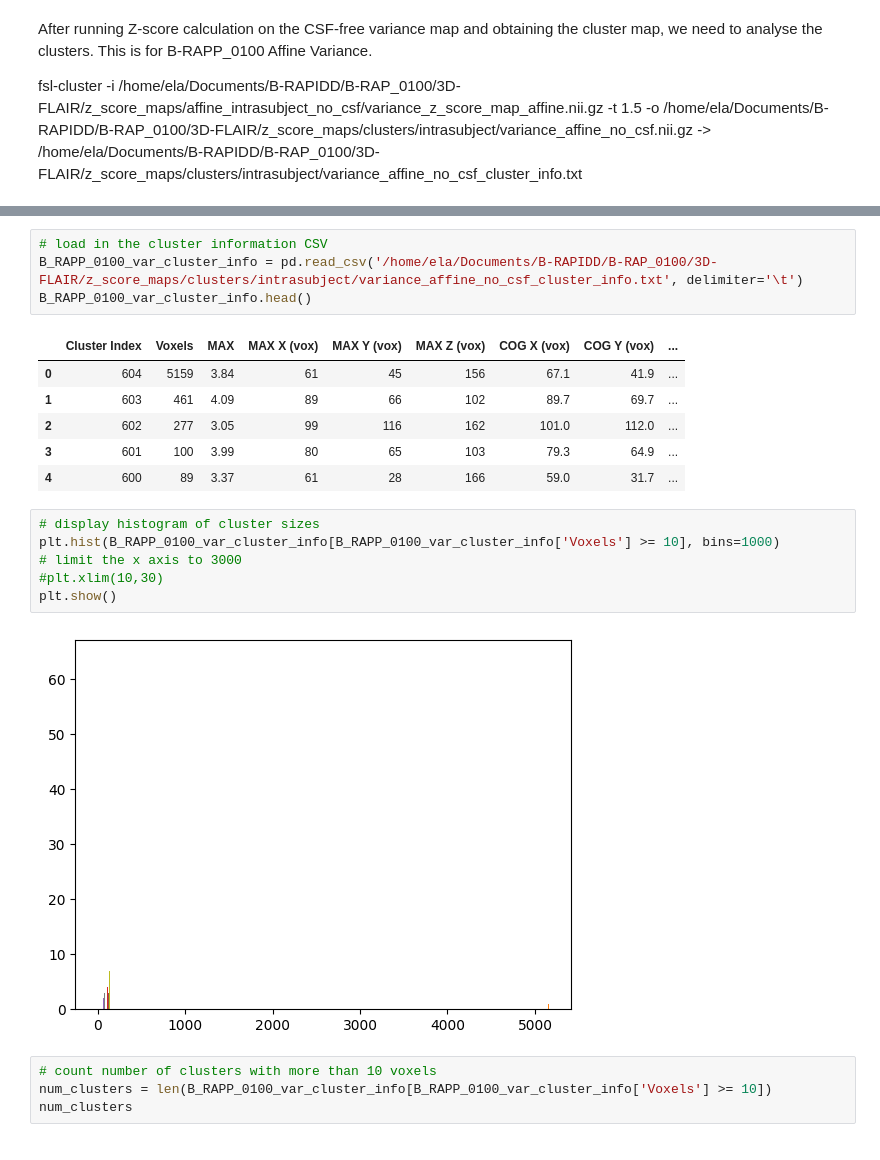
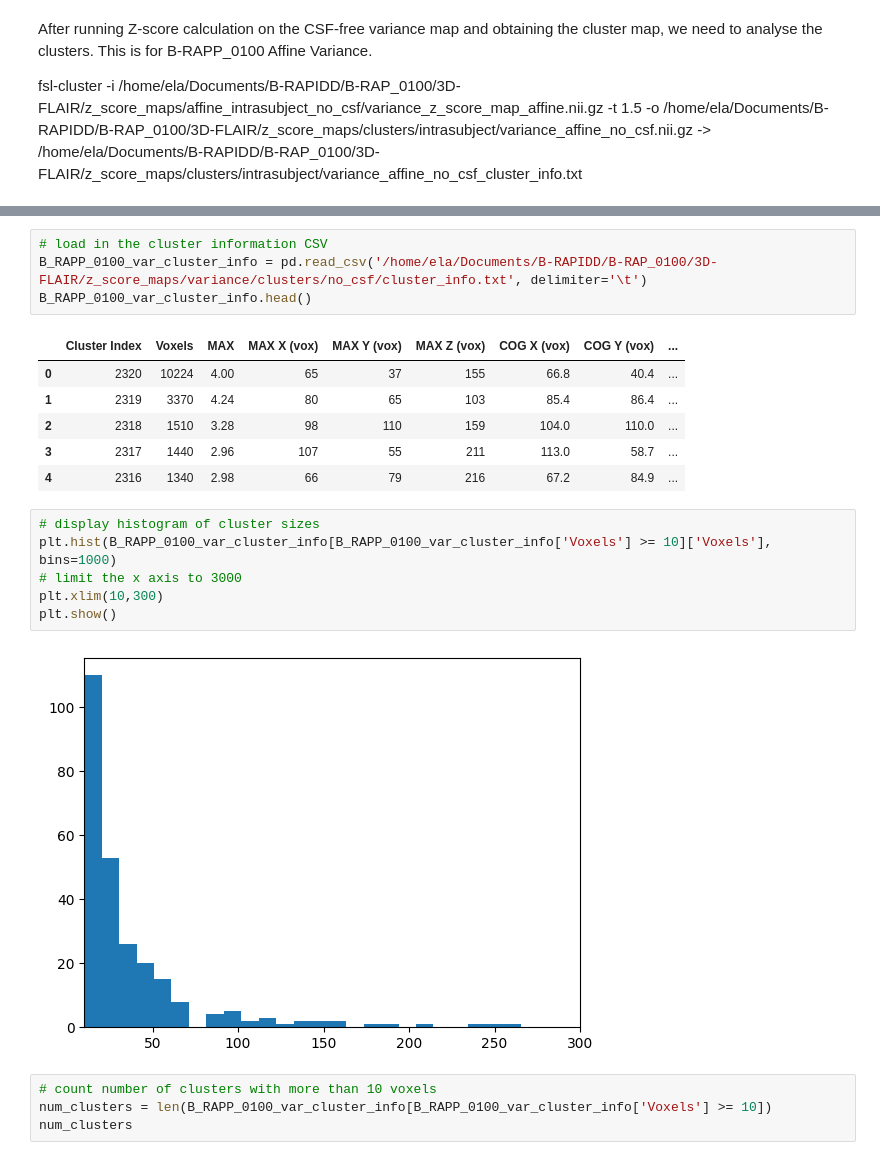
Before and after one commit to Ela-Kan/longitudinal_ARIA_E_detection, a Jupyter notebook: Code/cluster_pipeline.ipynb, the cells around one changed output, grey strips where cells are left out. Cells and saved outputs as stored; diff of their text form.

```diff
--- a/Code/cluster_pipeline.ipynb
+++ b/Code/cluster_pipeline.ipynb
@@ -159,22 +163,22 @@ fsl-cluster -i /home/ela/Documents/B-RAPIDD/B-RAP_0100/3D-FLAIR/z_score_maps/aff
 # %%
 # load in the cluster information CSV
-B_RAPP_0100_var_cluster_info = pd.read_csv('/home/ela/Documents/B-RAPIDD/B-RAP_0100/3D-FLAIR/z_score_maps/clusters/intrasubject/variance_affine_no_csf_cluster_info.txt', delimiter='\t')
+B_RAPP_0100_var_cluster_info = pd.read_csv('/home/ela/Documents/B-RAPIDD/B-RAP_0100/3D-FLAIR/z_score_maps/variance/clusters/no_csf/cluster_info.txt', delimiter='\t')
 B_RAPP_0100_var_cluster_info.head()
 # %% [output]
 |  | Cluster Index | Voxels | MAX | MAX X (vox) | MAX Y (vox) | MAX Z (vox) | COG X (vox) | COG Y (vox) | ... |
-| 0 | 604 | 5159 | 3.84 | 61 | 45 | 156 | 67.1 | 41.9 | ... |
-| 1 | 603 | 461 | 4.09 | 89 | 66 | 102 | 89.7 | 69.7 | ... |
-| 2 | 602 | 277 | 3.05 | 99 | 116 | 162 | 101.0 | 112.0 | ... |
-| 3 | 601 | 100 | 3.99 | 80 | 65 | 103 | 79.3 | 64.9 | ... |
-| 4 | 600 | 89 | 3.37 | 61 | 28 | 166 | 59.0 | 31.7 | ... |
+| 0 | 2320 | 10224 | 4.00 | 65 | 37 | 155 | 66.8 | 40.4 | ... |
+| 1 | 2319 | 3370 | 4.24 | 80 | 65 | 103 | 85.4 | 86.4 | ... |
+| 2 | 2318 | 1510 | 3.28 | 98 | 110 | 159 | 104.0 | 110.0 | ... |
+| 3 | 2317 | 1440 | 2.96 | 107 | 55 | 211 | 113.0 | 58.7 | ... |
+| 4 | 2316 | 1340 | 2.98 | 66 | 79 | 216 | 67.2 | 84.9 | ... |
 # %%
 # display histogram of cluster sizes
-plt.hist(B_RAPP_0100_var_cluster_info[B_RAPP_0100_var_cluster_info['Voxels'] >= 10], bins=1000)
+plt.hist(B_RAPP_0100_var_cluster_info[B_RAPP_0100_var_cluster_info['Voxels'] >= 10]['Voxels'], bins=1000)
 # limit the x axis to 3000
-#plt.xlim(10,30)
+plt.xlim(10,300)
 plt.show()
 # %% [output]
-[figure, old version]
+[figure, new version]
 # %%
 # count number of clusters with more than 10 voxels
 num_clusters = len(B_RAPP_0100_var_cluster_info[B_RAPP_0100_var_cluster_info['Voxels'] >= 10])
```
Also changed, not shown: parts of 33 cells of this notebook.
